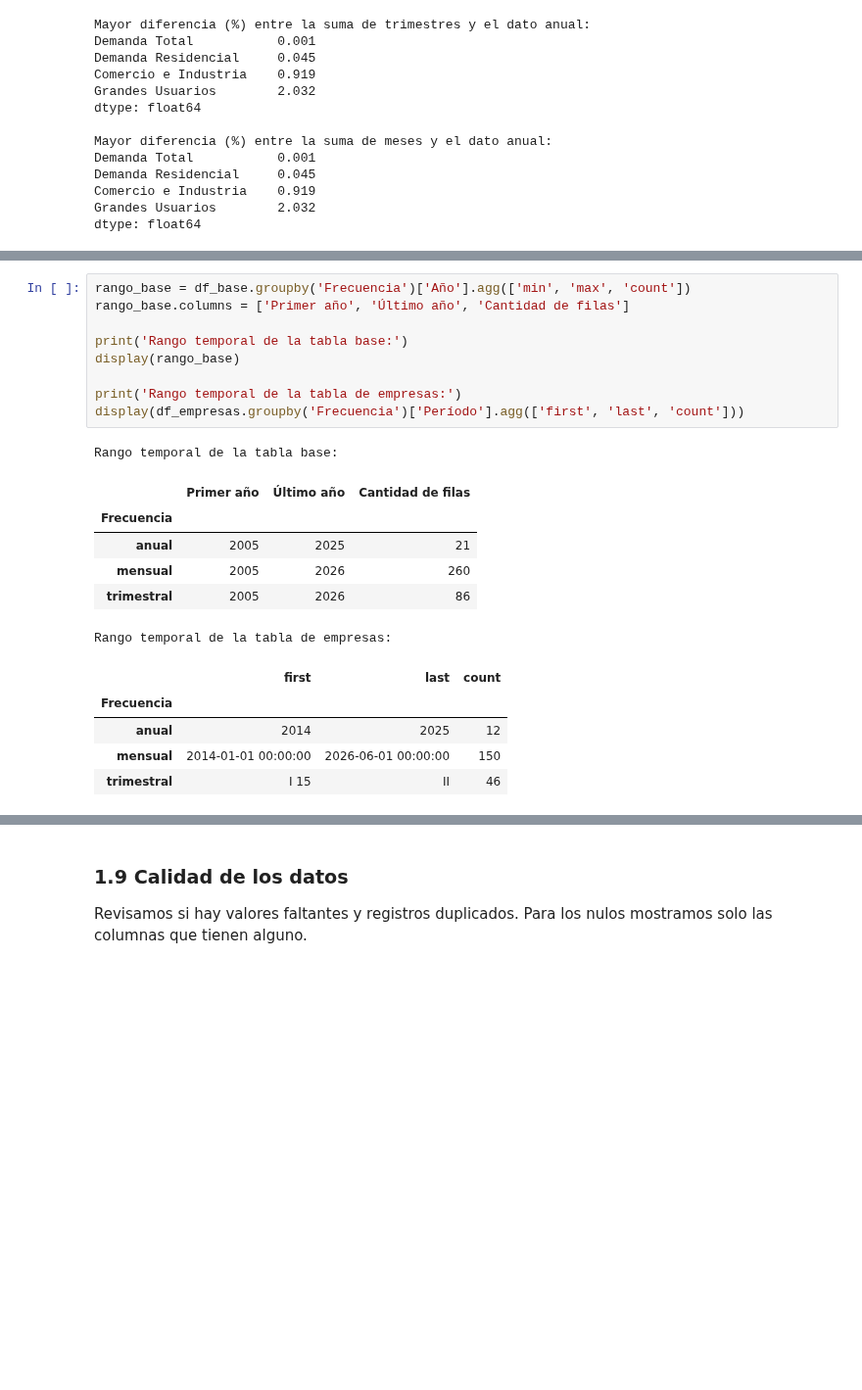
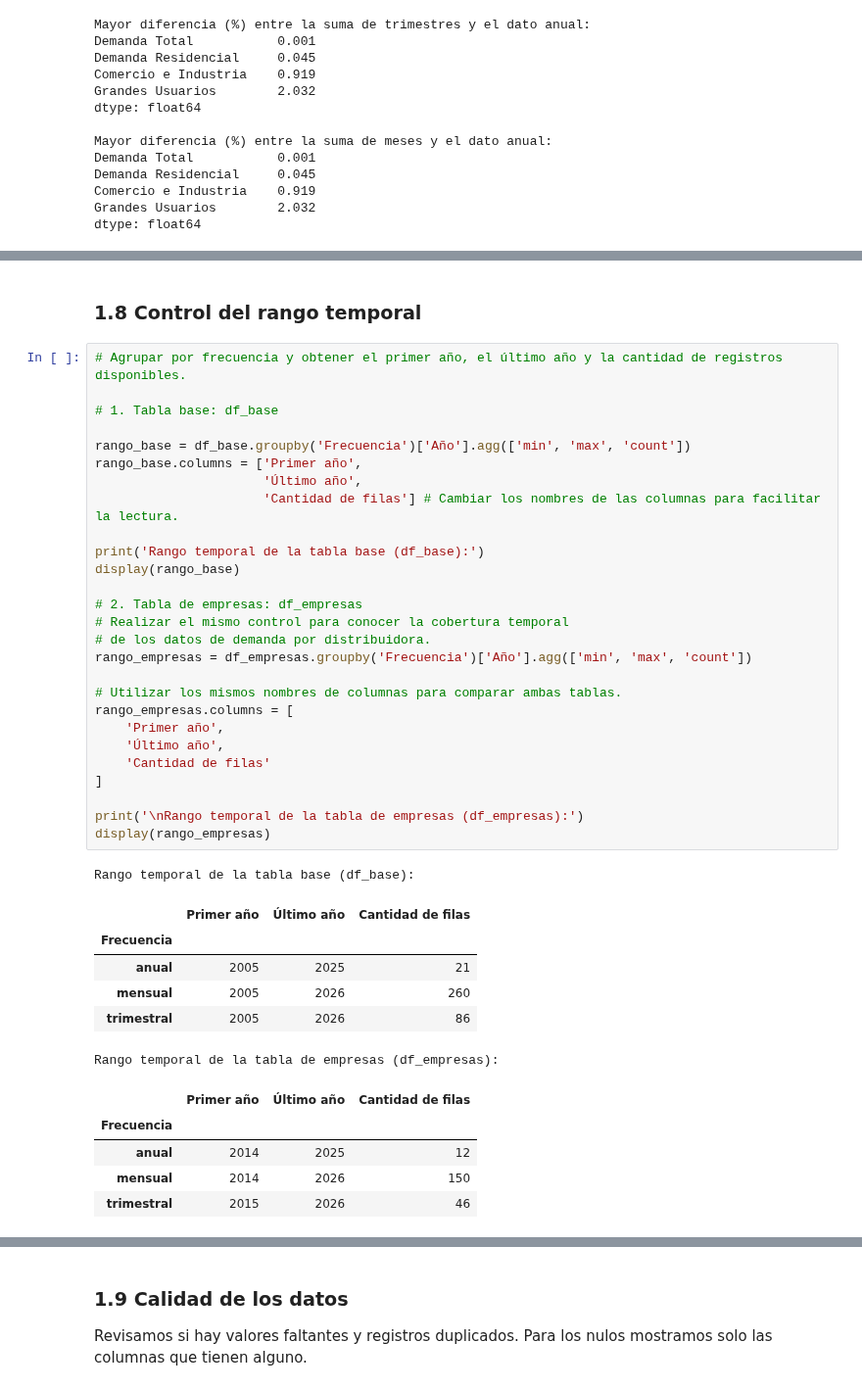
Before and after one commit to RafaelSeri/TP_LABO_MET, a Jupyter notebook: notebooks/Tp_labo.ipynb, the cells around one changed output, grey strips where cells are left out. Shown at 98% size. Saved outputs shown, nothing was run; the diff lists cells and outputs as text; blank space fills up the shorter version.

Commit message:
Correciones en punto 1.8 control de frecuencia temporal

```diff
--- a/notebooks/Tp_labo.ipynb
+++ b/notebooks/Tp_labo.ipynb
@@ -365,25 +391,45 @@ Además, las diferencias son idénticas al comparar contra trimestres y contra m
-# %%
-rango_base = df_base.groupby('Frecuencia')['Año'].agg(['min', 'max', 'count'])
-rango_base.columns = ['Primer año', 'Último año', 'Cantidad de filas']
-
-print('Rango temporal de la tabla base:')
-display(rango_base)
-
-print('Rango temporal de la tabla de empresas:')
-display(df_empresas.groupby('Frecuencia')['Período'].agg(['first', 'last', 'count']))
-# %% [output]
-Rango temporal de la tabla base:
-|  | Primer año | Último año | Cantidad de filas |
-| Frecuencia |  |  |  |
-| anual | 2005 | 2025 | 21 |
-| mensual | 2005 | 2026 | 260 |
-| trimestral | 2005 | 2026 | 86 |
-Rango temporal de la tabla de empresas:
-|  | first | last | count |
-| Frecuencia |  |  |  |
-| anual | 2014 | 2025 | 12 |
-| mensual | 2014-01-01 00:00:00 | 2026-06-01 00:00:00 | 150 |
-| trimestral | I 15 | II | 46 |
+# %% [markdown]
+### 1.8 Control del rango temporal
+# %%
+# Agrupar por frecuencia y obtener el primer año, el último año y la cantidad de registros disponibles.
+
+# 1. Tabla base: df_base
+
+rango_base = df_base.groupby('Frecuencia')['Año'].agg(['min', 'max', 'count'])
+rango_base.columns = ['Primer año',
+                      'Último año',
+                      'Cantidad de filas'] # Cambiar los nombres de las columnas para facilitar la lectura.
+
+print('Rango temporal de la tabla base (df_base):')
+display(rango_base)
+
+# 2. Tabla de empresas: df_empresas
+# Realizar el mismo control para conocer la cobertura temporal
+# de los datos de demanda por distribuidora.
+rango_empresas = df_empresas.groupby('Frecuencia')['Año'].agg(['min', 'max', 'count'])
+
+# Utilizar los mismos nombres de columnas para comparar ambas tablas.
+rango_empresas.columns = [
+    'Primer año',
+    'Último año',
+    'Cantidad de filas'
+]
+
+print('\nRango temporal de la tabla de empresas (df_empresas):')
+display(rango_empresas)
+# %% [output]
+Rango temporal de la tabla base (df_base):
+|  | Primer año | Último año | Cantidad de filas |
+| Frecuencia |  |  |  |
+| anual | 2005 | 2025 | 21 |
+| mensual | 2005 | 2026 | 260 |
+| trimestral | 2005 | 2026 | 86 |
+Rango temporal de la tabla de empresas (df_empresas):
+|  | Primer año | Último año | Cantidad de filas |
+| Frecuencia |  |  |  |
+| anual | 2014 | 2025 | 12 |
+| mensual | 2014 | 2026 | 150 |
+| trimestral | 2015 | 2026 | 46 |
 # %% [markdown]
 **Rango temporal**
 
```
Also changed, not shown: parts of 6 cells of this notebook.
